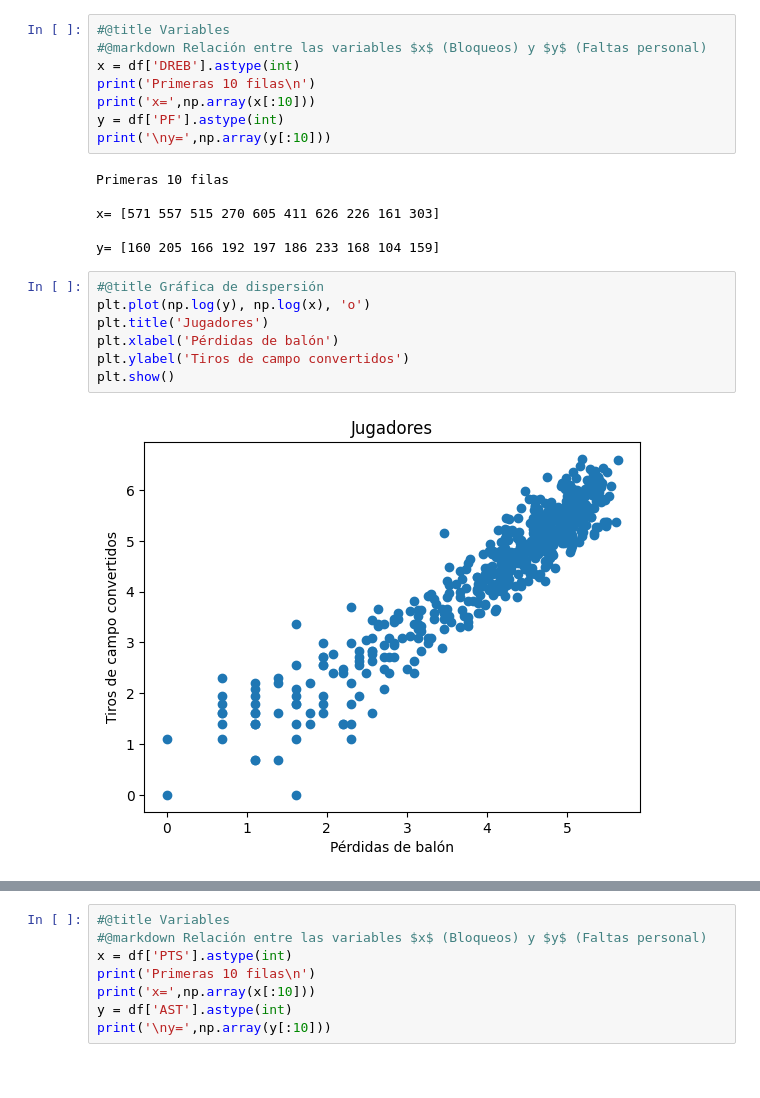
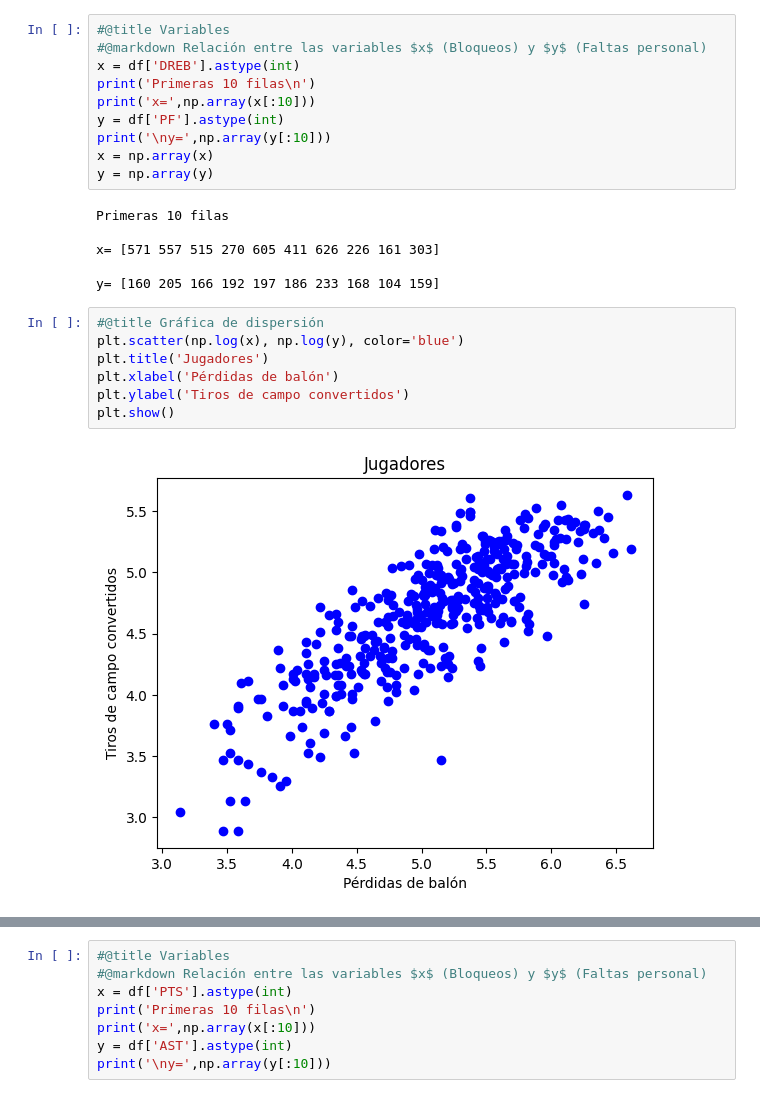
Before and after one commit to LauraCD2/23_nba, a Jupyter notebook: Proyecto.ipynb, the cells around one changed output, grey strips where cells are left out. Drawn from its saved outputs; the diff is of its cells as text.

```diff
--- a/Proyecto.ipynb
+++ b/Proyecto.ipynb
@@ -804,6 +763,8 @@ print('Primeras 10 filas\n')
 print('x=',np.array(x[:10]))
 y = df['PF'].astype(int)
 print('\ny=',np.array(y[:10]))
+x = np.array(x)
+y = np.array(y)
 # %% [output]
 Primeras 10 filas
 
@@ -812,10 +773,10 @@ x= [571 557 515 270 605 411 626 226 161 303]
 y= [160 205 166 192 197 186 233 168 104 159]
 # %%
 #@title Gráfica de dispersión
-plt.plot(np.log(y), np.log(x), 'o')
+plt.scatter(np.log(x), np.log(y), color='blue')
 plt.title('Jugadores')
 plt.xlabel('Pérdidas de balón')
 plt.ylabel('Tiros de campo convertidos')
 plt.show()
 # %% [output]
-[figure, old version]
+[figure, new version]
```
Also changed, not shown: parts of 27 cells of this notebook.
